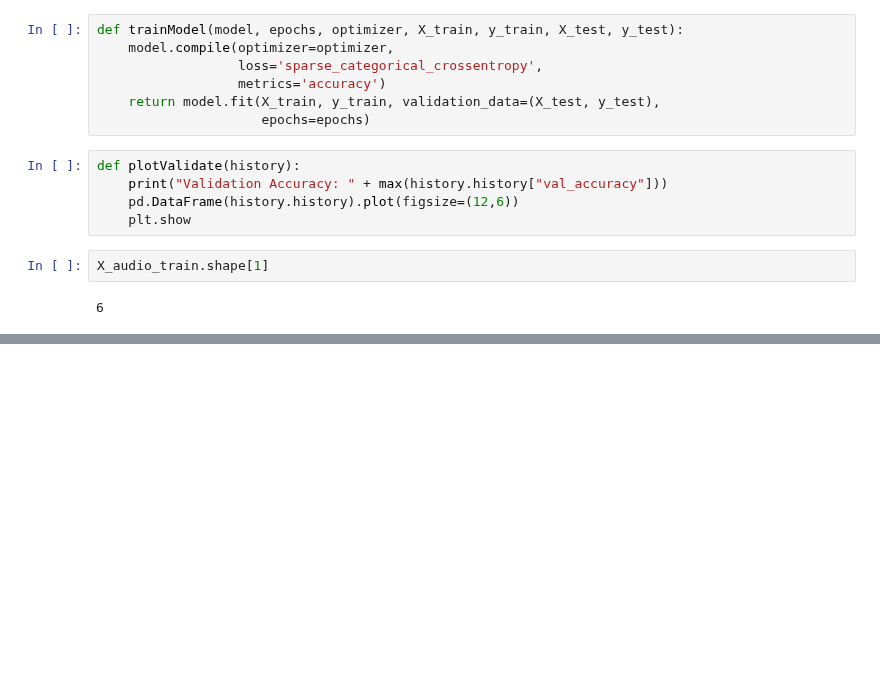
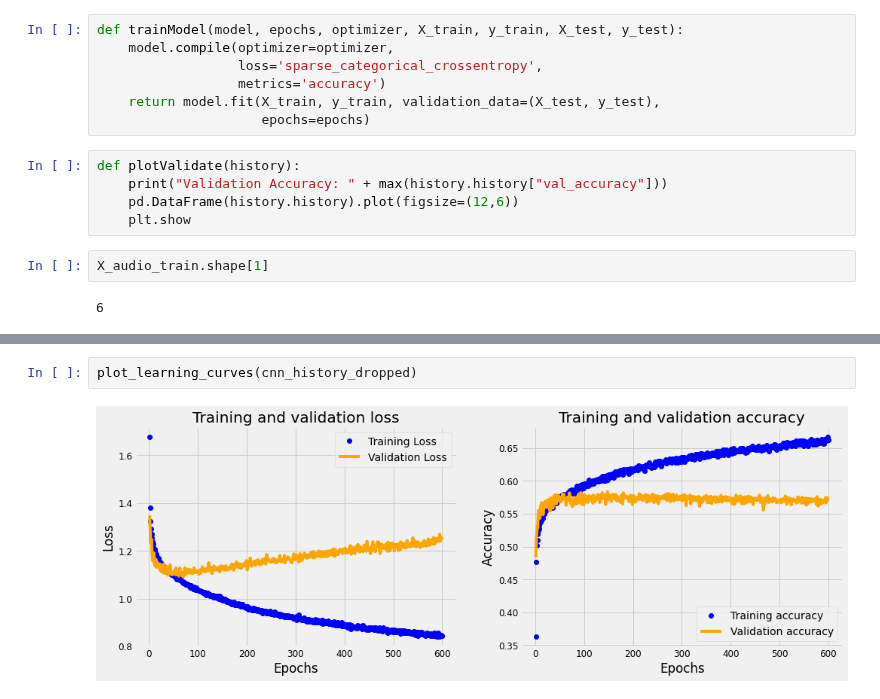
Before and after one commit to alarsen123/music-genre-classification, a Jupyter notebook: MLP4/neural_network.ipynb, the cells around one changed output, grey strips where cells are left out. Cells and saved outputs as stored; diff of their text form; blank space fills up the shorter version.

```diff
--- a/MLP4/neural_network.ipynb
+++ b/MLP4/neural_network.ipynb
@@ -435,0 +465,4 @@ Best accuracy for csv data:  0.4986850619316101
+# %%
+plot_learning_curves(cnn_history_dropped)
+# %% [output]
+[figure, added]
```
Also changed, not shown: parts of 14 cells of this notebook.
